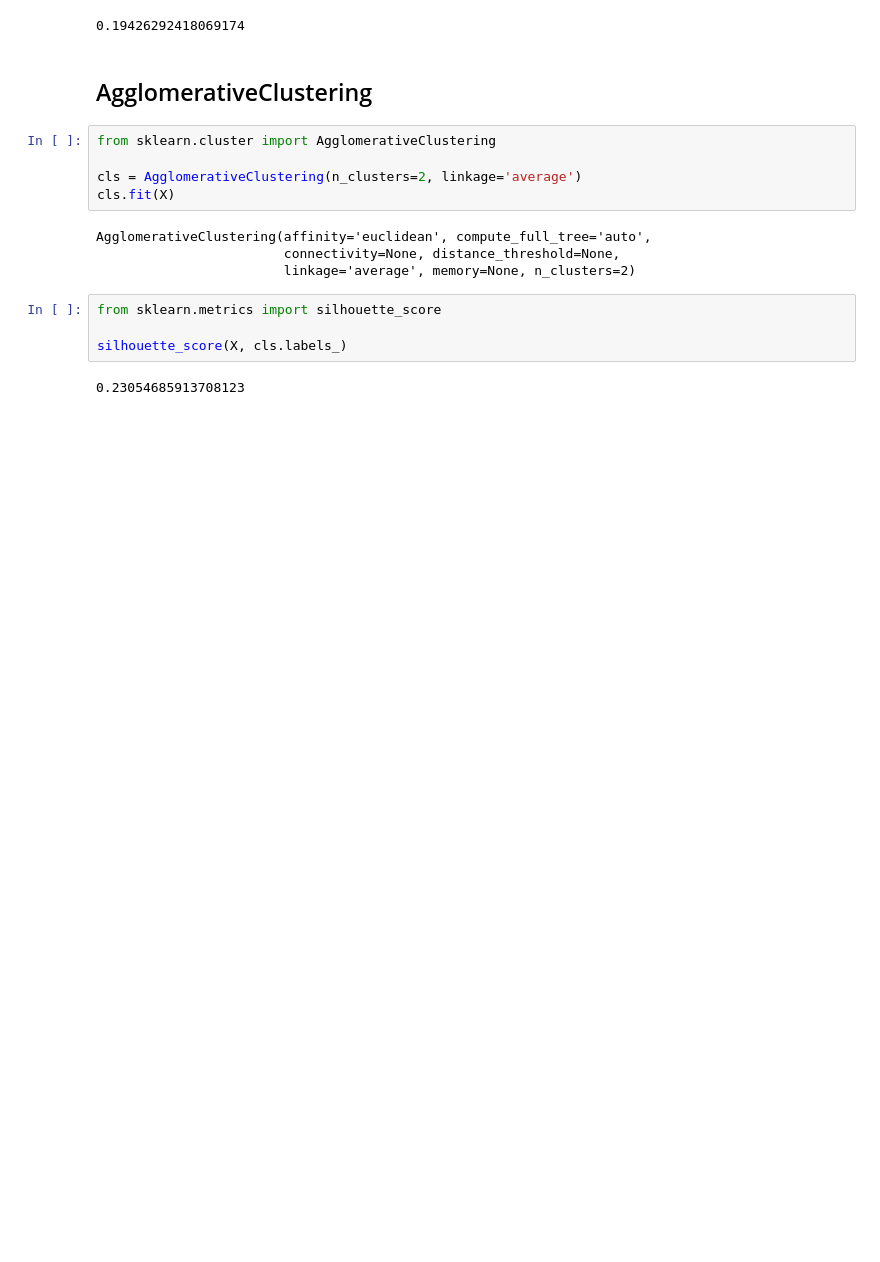
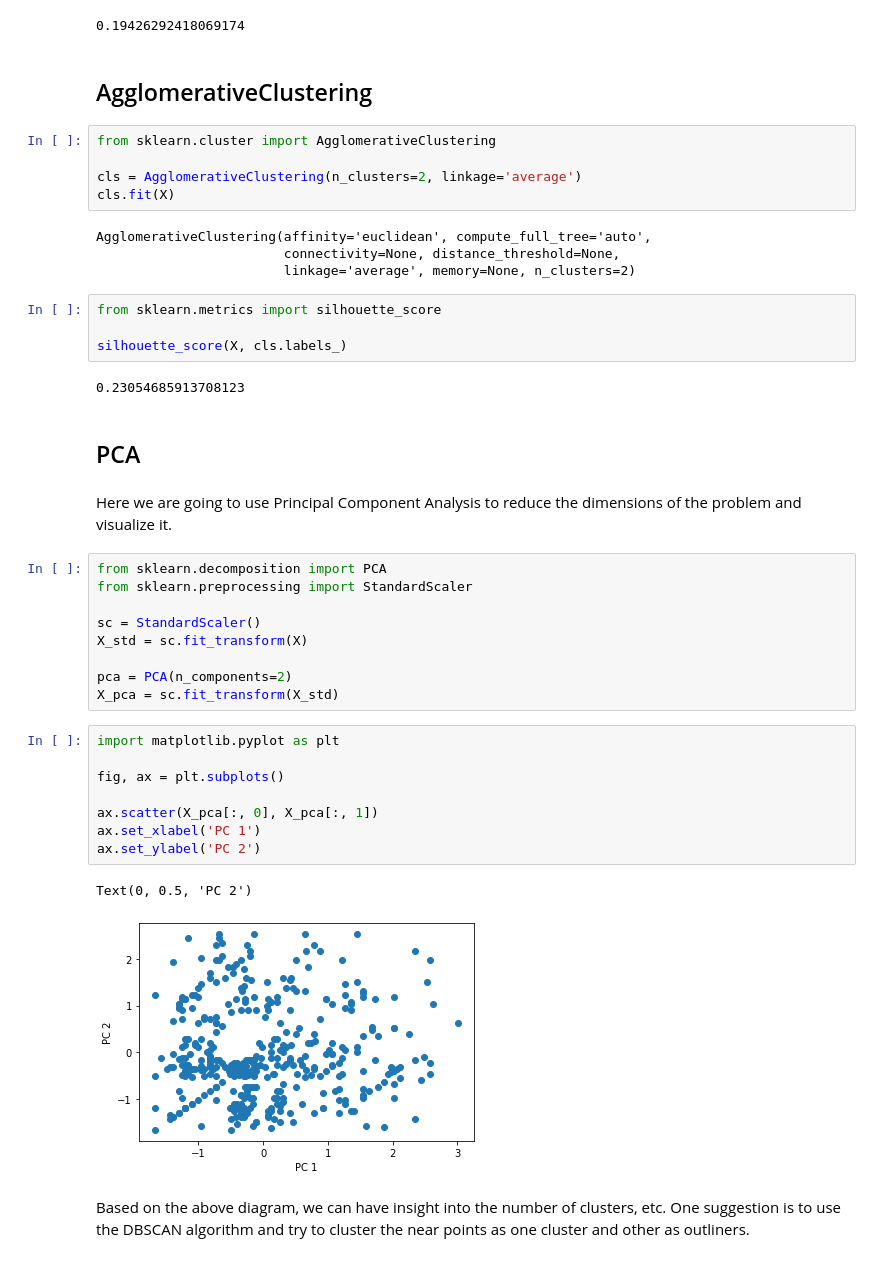
Before and after one commit to 9231058/ML-Homework, a Jupyter notebook: FP/Problems/Clustering/Clustering.ipynb, the cells around one changed output. Saved outputs shown, nothing was run; the diff lists cells and outputs as text; blank space fills up the shorter version.

Commit message:
feat: Add PCA Method for Clustering

```diff
--- a/FP/Problems/Clustering/Clustering.ipynb
+++ b/FP/Problems/Clustering/Clustering.ipynb
@@ -118,3 +118,29 @@ from sklearn.metrics import silhouette_score
 silhouette_score(X, cls.labels_)
 # %% [output]
 0.23054685913708123
+# %% [markdown]
+## PCA
+# %% [markdown]
+Here we are going to use Principal Component Analysis to reduce the dimensions of the problem and visualize it.
+# %%
+from sklearn.decomposition import PCA
+from sklearn.preprocessing import StandardScaler
+
+sc = StandardScaler()
+X_std = sc.fit_transform(X)
+
+pca = PCA(n_components=2)
+X_pca = sc.fit_transform(X_std)
+# %%
+import matplotlib.pyplot as plt
+
+fig, ax = plt.subplots()
+
+ax.scatter(X_pca[:, 0], X_pca[:, 1])
+ax.set_xlabel('PC 1')
+ax.set_ylabel('PC 2')
+# %% [output]
+Text(0, 0.5, 'PC 2')
+[figure, added]
+# %% [markdown]
+Based on the above diagram, we can have insight into the number of clusters, etc. One suggestion is to use the DBSCAN algorithm and try to cluster the near points as one cluster and other as outliners.
```
Also changed, not shown: parts of 3 cells of this notebook.
